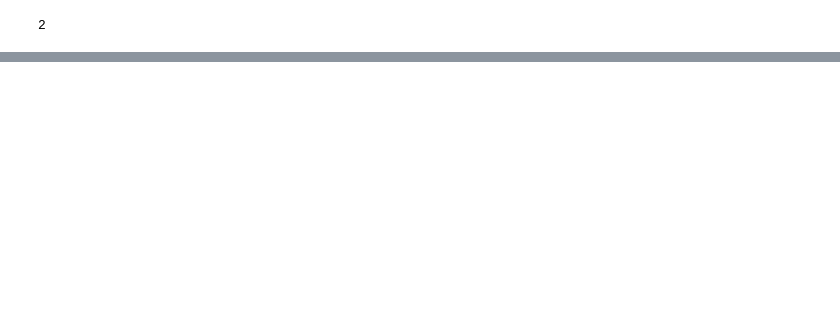
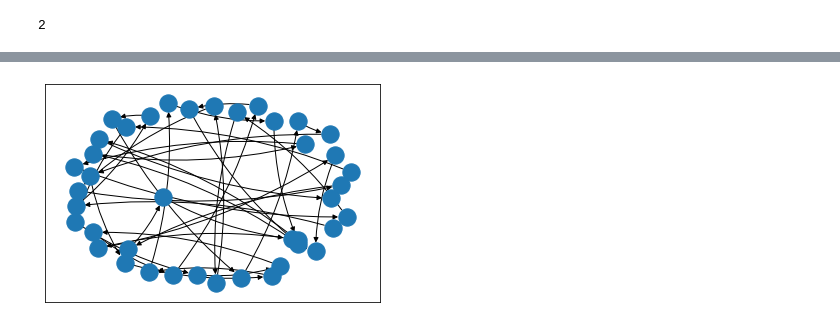
Before and after one commit to rkimelman/7100-2022, a Jupyter notebook: fall2022.ipynb, the cells around one changed output, grey strips where cells are left out. Drawn from its saved outputs; the diff is of its cells as text; code cells hidden in the pictures; blank space fills up the shorter version.

```diff
--- a/fall2022.ipynb
+++ b/fall2022.ipynb
@@ -807,0 +815,19 @@ nx.draw(caliLoveGraph, pos, with_labels=False, connectionstyle='arc3, rad = 0.1'
+# %%
+G_sylb_4_3 = nx.Graph()
+G_sylb_4_3.add_node(1)
+G_sylb_4_3.add_node("vɜst")
+G_sylb_4_3.add_node(4)
+G_sylb_4_3.add_edge(1,4)
+G_sylb_4_3.add_edge("vɜst", 4)
+G_sylb_4_3.add_edge("vɜst", 1)
+# %%
+caliLoveGraph.add_node(G_sylb_4_3)
+caliLoveGraph.add_edge(G_sylb_4_2, G_sylb_4_3, weight = 0)
+caliLoveGraph.add_edge(G_sylb_14, G_sylb_4_3, weight = 1)
+caliLoveGraph.add_edge(G_sylb_26, G_sylb_4_3, weight = 1)
+caliLoveGraph.add_edge(G_sylb_3_12, G_sylb_4_3, weight = 1)
+# %%
+pos = nx.spring_layout(caliLoveGraph)
+nx.draw_networkx(caliLoveGraph, pos, with_labels=False, connectionstyle='arc3, rad = 0.1')
+# %% [output]
+[figure, added]
```
Also changed, not shown: parts of 80 cells of this notebook.
